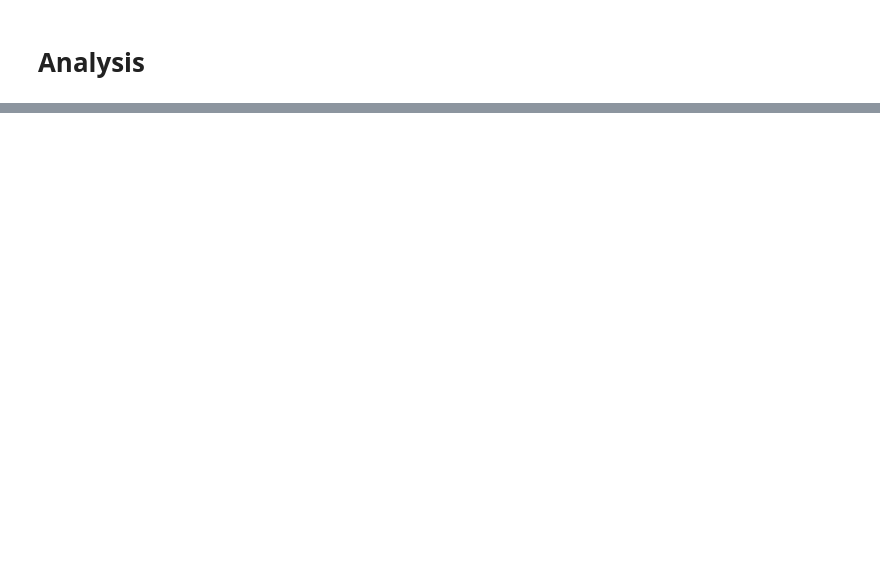
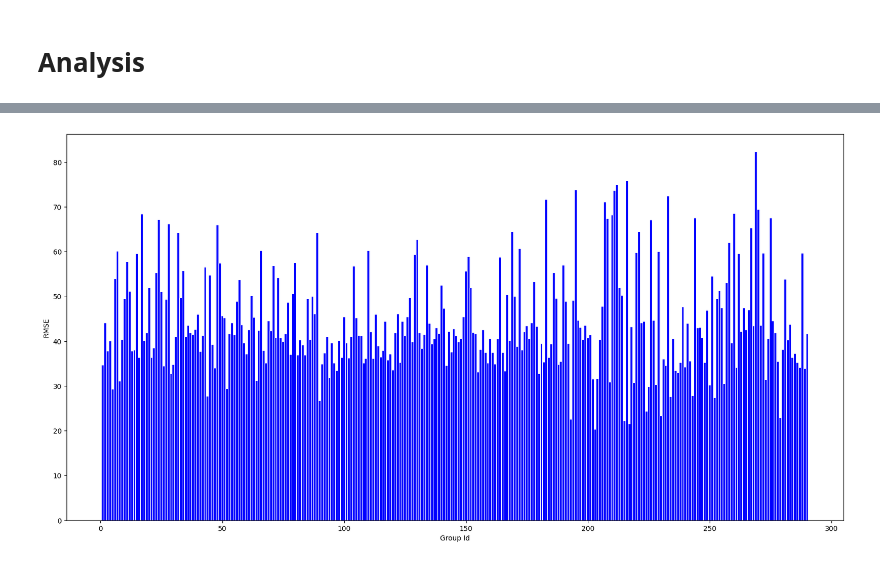
Before and after one commit to shilpa2301/Squad_Select--An-Optimal-Pipeline-for-Traditional-Group-Recommendation-Techniques, a Jupyter notebook: Squad_Select.ipynb, the cells around one changed output, grey strips where cells are left out. Drawn from its saved outputs; the diff is of its cells as text; code cells hidden in the pictures; blank space fills up the shorter version.

```diff
--- a/Squad_Select.ipynb
+++ b/Squad_Select.ipynb
@@ -547,0 +670,19 @@ social_relation_output_VD_implicit=rank_top_k(overall_group_item_output_mat_VD_i
+# %%
+#plot ndcg
+import matplotlib.pyplot as plt
+
+
+# corresponding x axis values
+x = list(range(1, num_groups+1))
+
+#fig, axs = plt.subplots(1, 2, sharey=True, tight_layout=True)
+fig = plt.figure(figsize=(20, 10))
+ax = fig.add_subplot(1, 1, 1)
+ax.set_xlabel('Group Id')
+ax.set_ylabel('RMSE')
+#ax.plot(x, Precision_at_k, color='blue')
+ax.bar(x, rmse_total, color='blue')
+# function to show the plot
+plt.show()
+# %% [output]
+[figure, added]
```
Also changed, not shown: parts of 32 cells of this notebook.
